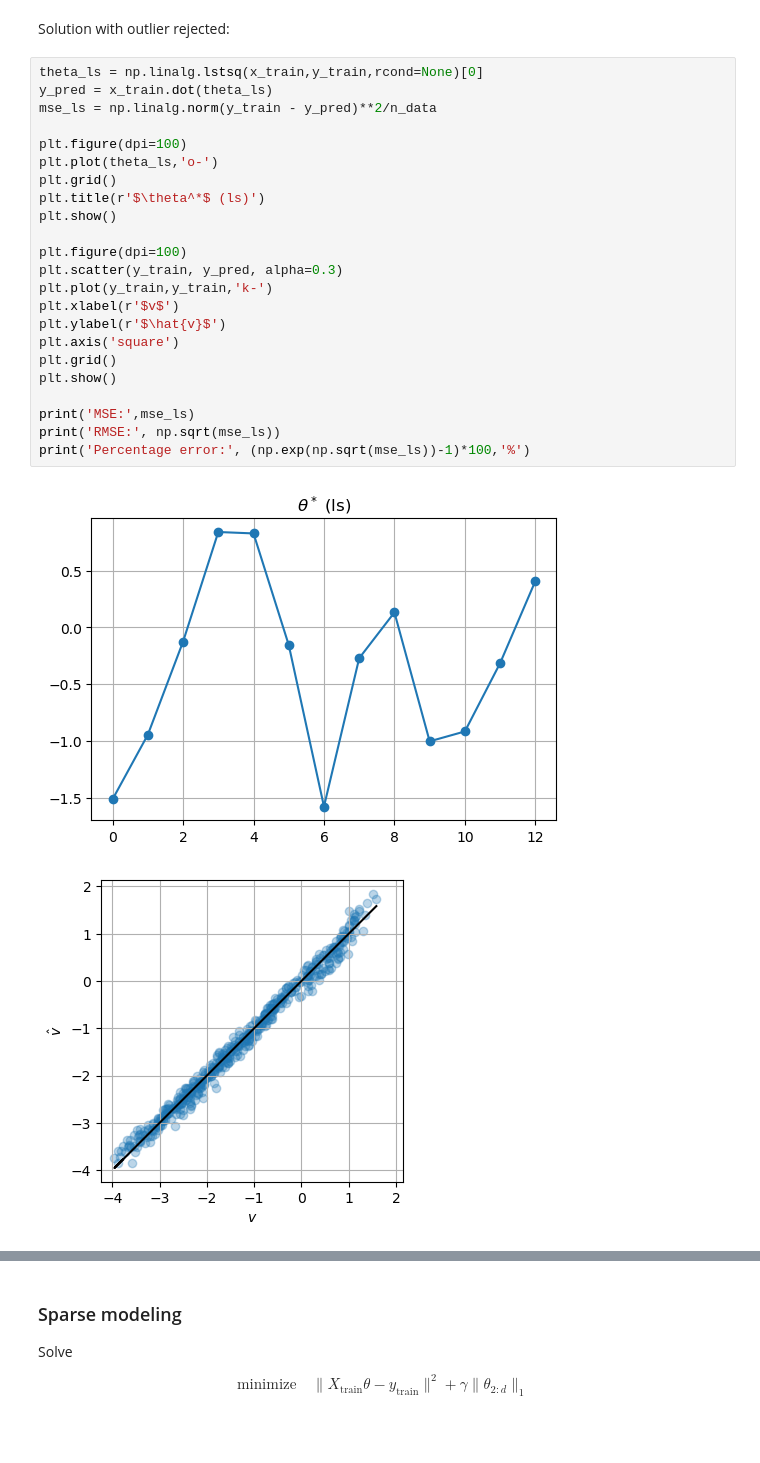
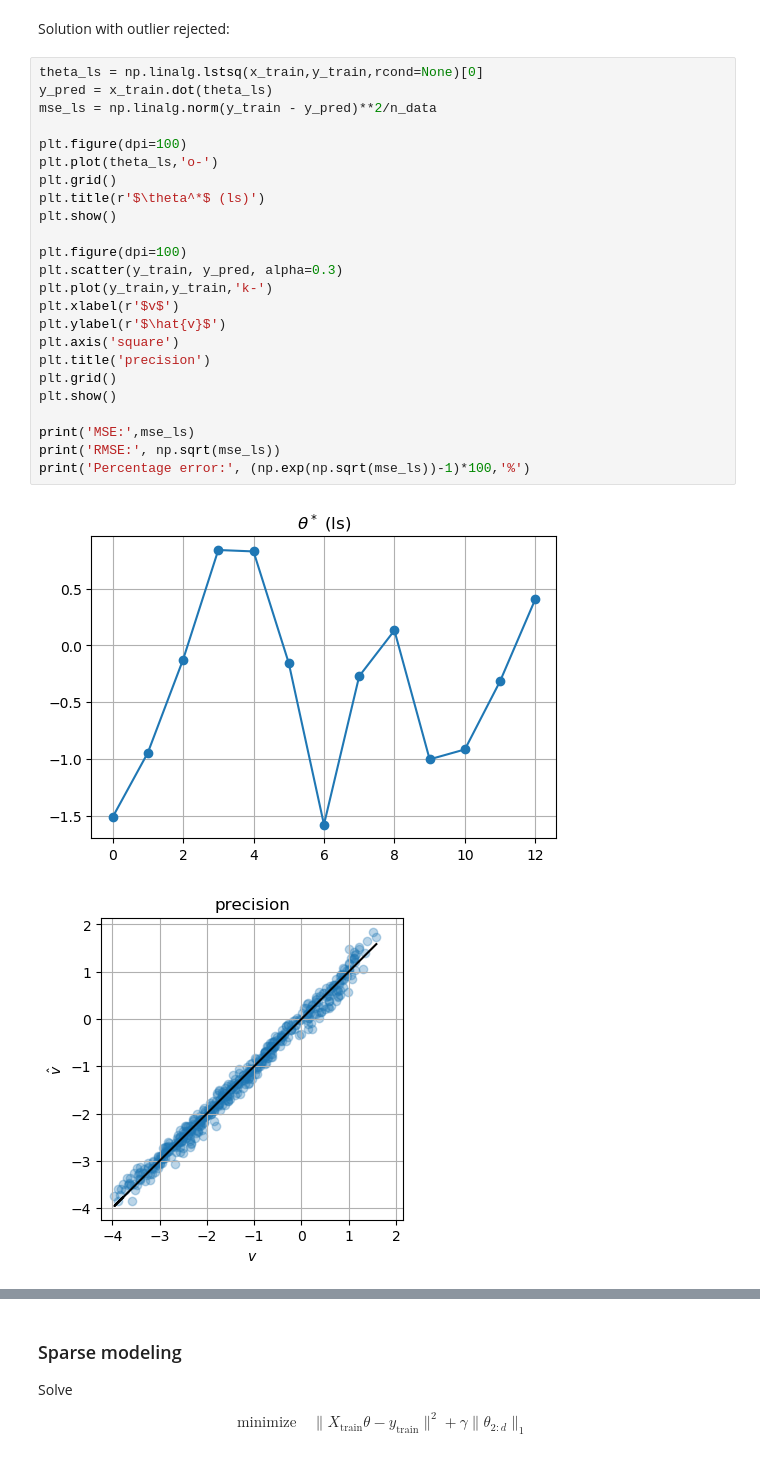
Before and after one commit to acsl-inha/HFSS-train, a Jupyter notebook: HFSS_train_sparse.ipynb, the cells around one changed output, grey strips where cells are left out. Drawn from its saved outputs; the diff is of its cells as text; blank space fills up the shorter version.

```diff
--- a/HFSS_train_sparse.ipynb
+++ b/HFSS_train_sparse.ipynb
@@ -126,29 +129,30 @@ Solution with outlier rejected:
 # %%
 theta_ls = np.linalg.lstsq(x_train,y_train,rcond=None)[0]
 y_pred = x_train.dot(theta_ls)
 mse_ls = np.linalg.norm(y_train - y_pred)**2/n_data
 
 plt.figure(dpi=100)
 plt.plot(theta_ls,'o-')
 plt.grid()
 plt.title(r'$\theta^*$ (ls)')
 plt.show()
 
 plt.figure(dpi=100)
 plt.scatter(y_train, y_pred, alpha=0.3)
 plt.plot(y_train,y_train,'k-')
 plt.xlabel(r'$v$')
 plt.ylabel(r'$\hat{v}$')
 plt.axis('square')
+plt.title('precision')
 plt.grid()
 plt.show()
 
 print('MSE:',mse_ls)
 print('RMSE:', np.sqrt(mse_ls))
 print('Percentage error:', (np.exp(np.sqrt(mse_ls))-1)*100,'%')
 # %% [output]
 [figure]
-[figure, old version]
+[figure, new version]
 MSE: 0.021353756695325573
 RMSE: 0.14612924654334455
 Percentage error: 15.734576132377942 %
```
Also changed, not shown: parts of 7 cells of this notebook.
